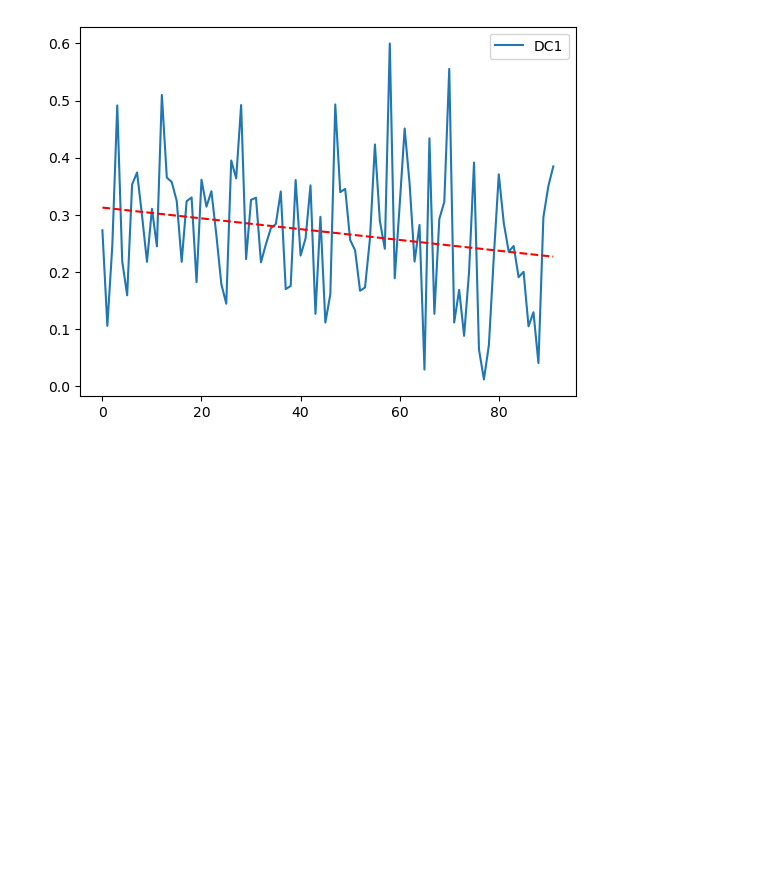
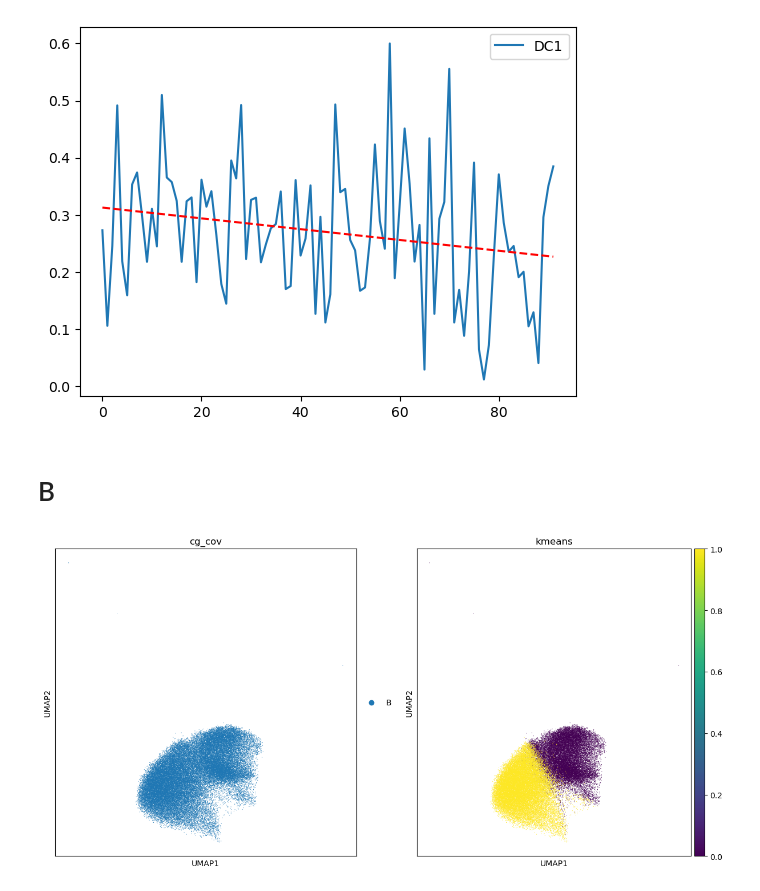
Before and after one commit to benson8902/Research, a Jupyter notebook: Code/Step8 k-means.ipynb, the cells around one changed output. Saved outputs shown, nothing was run; the diff lists cells and outputs as text; code cells hidden in the pictures; blank space fills up the shorter version.

```diff
--- a/Code/Step8 k-means.ipynb
+++ b/Code/Step8 k-means.ipynb
@@ -46,6 +46,7 @@ Monocyte = healthy_filter[healthy_filter.obs.cell_type == 'Monocyte',:]
 NK = healthy_filter[healthy_filter.obs.cell_type == 'NK',:]
 CD8T = healthy_filter[healthy_filter.obs.cell_type == 'CD8 T',:]
 CD4T = healthy_filter[healthy_filter.obs.cell_type == 'CD4 T',:]
+B = healthy_filter[healthy_filter.obs.cell_type == 'B',:]
 # %%
 # 將原始 umap & kmeans的umap畫出來做比較
 def umap_compare(cell_type, label):
@@ -157,3 +158,9 @@ DC1, DC2 = kmeans_proportion_trend(sorted_personal, DC)
 trend_line(DC1, "DC1")
 # %% [output]
 [figure]
+# %% [markdown]
+# B
+# %%
+umap_compare(B, "B")
+# %% [output]
+[figure, added]
```
Also changed, not shown: parts of 1 cell of this notebook, 1 other file.
